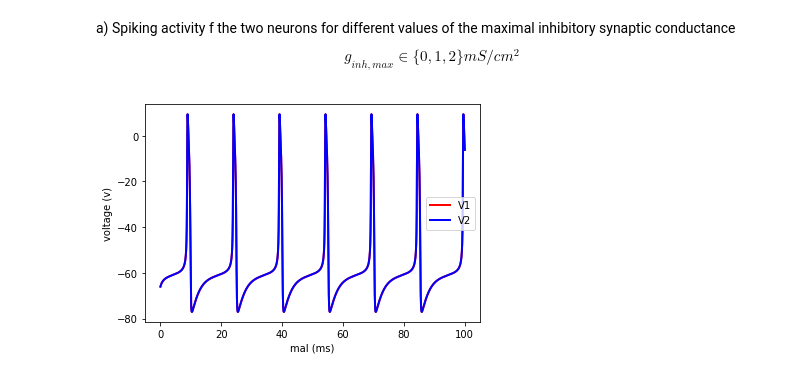
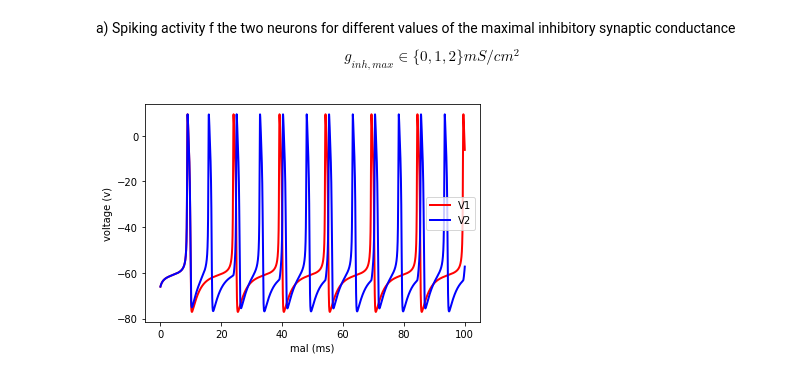
Before and after one commit to jaumecolomhernandez/mmb-mathneuroscience2, a Jupyter notebook: conductance-based-network-dimitri.ipynb, the cells around one changed output. Drawn from its saved outputs; the diff is of its cells as text; code cells hidden in the pictures.

```diff
--- a/conductance-based-network-dimitri.ipynb
+++ b/conductance-based-network-dimitri.ipynb
@@ -278,10 +278,10 @@ def twoneurons(V, t):
     s1 = V[4]
     s2 = V[5]
 
-    dV1dt = (5 - gl*(V1-el) - gna*minf(V1)*(V1-ena) - gk*n1*(V1-ek) )/C -g_inhm*s2(V1 - (-80)) # einh = -80??
+    dV1dt = (5 - gl*(V1-el) - gna*minf(V1)*(V1-ena) - gk*n1*(V1-ek) )/C - g_inhm*s2*(V1 - (-80)) # einh = -80
     dn1dt = (ninf(V1) - n1)/taun
 
-    dV2dt = (5 - gl*(V2-el) - gna*minf(V2)*(V2-ena) - gk*n2*(V2-ek) )/C -g_exm*s1(V2 - 0) # eix = 0??
+    dV2dt = (5 - gl*(V2-el) - gna*minf(V2)*(V2-ena) - gk*n2*(V2-ek) )/C - g_exm*s1*(V2 - 0) # eix = 0
     dn2dt = (ninf(V2) - n2)/taun
 
 
@@ -292,19 +292,22 @@ def twoneurons(V, t):
 # %%
 # plot
 dt=0.001
 t = np.arange(0.0, 100.0, dt)
 V0 = [-66, -66, 0, 0, 0, 0] # V1, V2, n1, n2, s1, s2
 
 twoneurons(V0, 1)
 out = odeint(twoneurons, V0, t)
 
 
 plt.plot(t,out[:,0],'r-', linewidth=2.0)
 plt.plot(t,out[:,1],'b-', linewidth=2.0)
 
+plt.plot(t,out[:,2],'g-', linewidth=2.0)
+plt.plot(t,out[:,3],'-', linewidth=2.0)
+
 plt.xlabel("mal (ms)")
 plt.ylabel("voltage (v)")
 plt.legend(["V1","V2"])
 plt.show()
 # %% [output]
-[figure, old version]
+[figure, new version]
```
